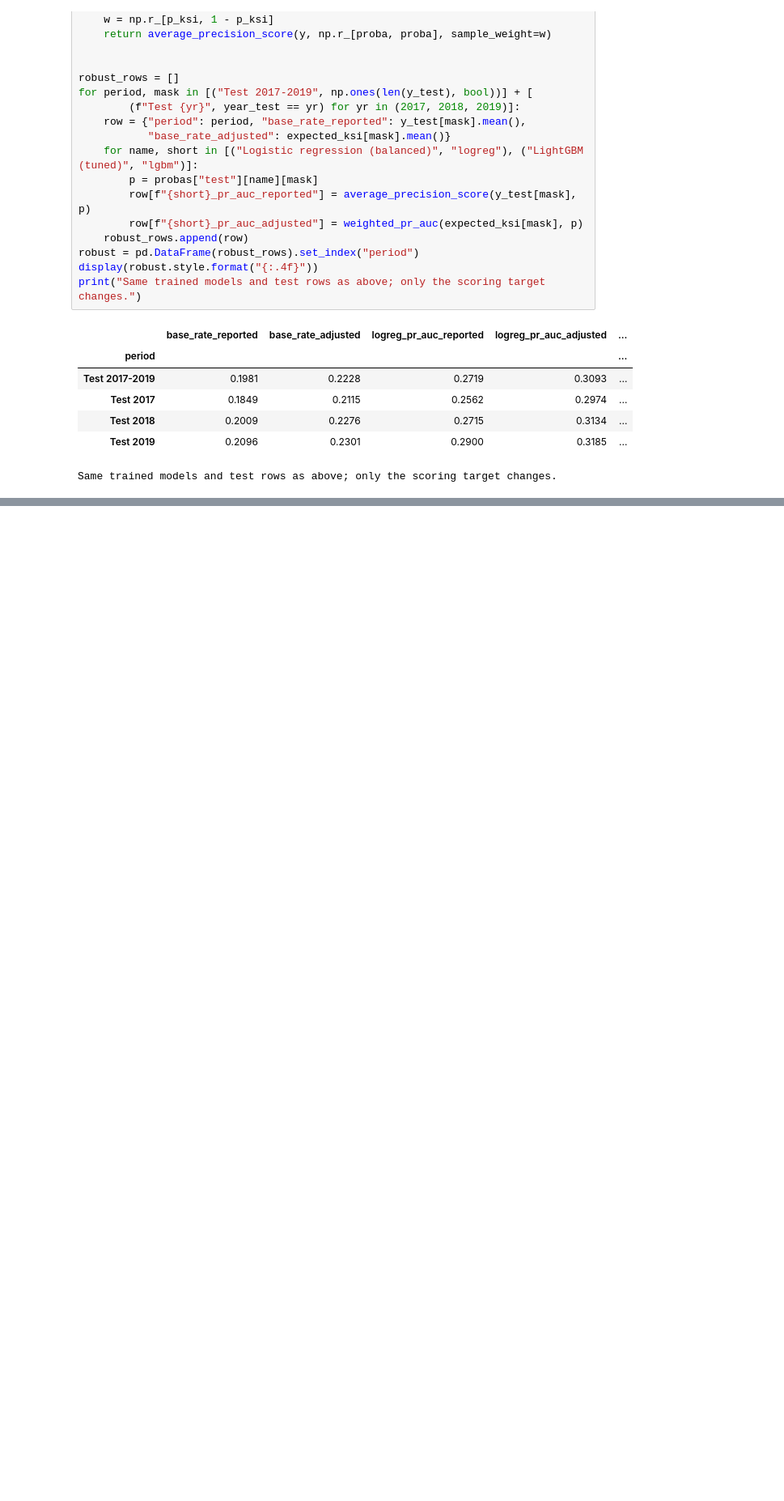
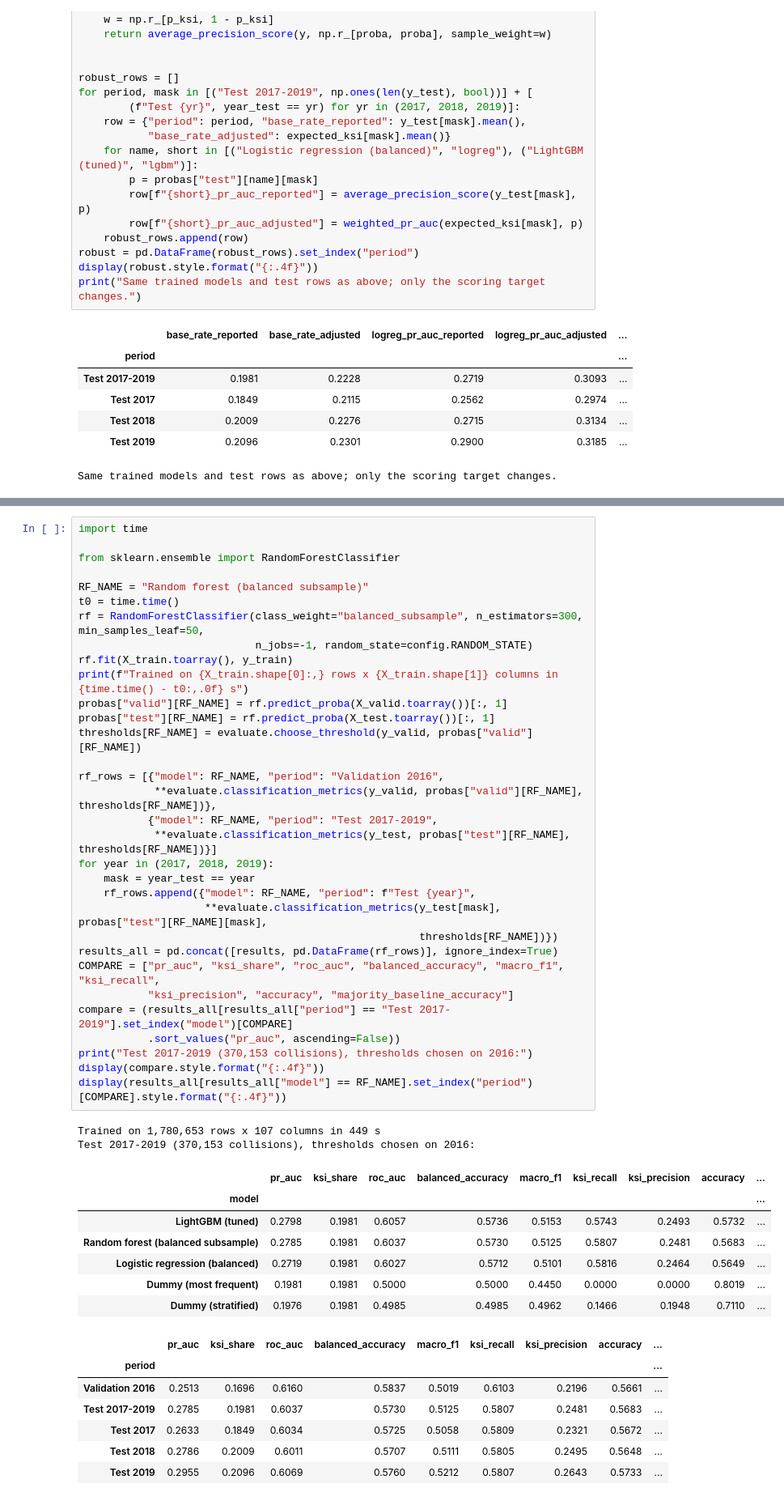
Before and after one commit to maryam843/uk-road-accident-analytics, a Jupyter notebook: notebooks/04_severity_model.ipynb, the cells around one changed output, grey strips where cells are left out. Shown at 81% size. Drawn from its saved outputs; the diff is of its cells as text; blank space fills up the shorter version.

Commit message:
Add Random Forest to the notebook 04 comparison and rerun; add H3 and Gi* helpers

```diff
--- a/notebooks/04_severity_model.ipynb
+++ b/notebooks/04_severity_model.ipynb
@@ -492,0 +504,49 @@ Same trained models and test rows as above; only the scoring target changes.
+# %%
+import time
+
+from sklearn.ensemble import RandomForestClassifier
+
+RF_NAME = "Random forest (balanced subsample)"
+t0 = time.time()
+rf = RandomForestClassifier(class_weight="balanced_subsample", n_estimators=300, min_samples_leaf=50,
+                            n_jobs=-1, random_state=config.RANDOM_STATE)
+rf.fit(X_train.toarray(), y_train)
+print(f"Trained on {X_train.shape[0]:,} rows x {X_train.shape[1]} columns in {time.time() - t0:,.0f} s")
+probas["valid"][RF_NAME] = rf.predict_proba(X_valid.toarray())[:, 1]
+probas["test"][RF_NAME] = rf.predict_proba(X_test.toarray())[:, 1]
+thresholds[RF_NAME] = evaluate.choose_threshold(y_valid, probas["valid"][RF_NAME])
+
+rf_rows = [{"model": RF_NAME, "period": "Validation 2016",
+            **evaluate.classification_metrics(y_valid, probas["valid"][RF_NAME], thresholds[RF_NAME])},
+           {"model": RF_NAME, "period": "Test 2017-2019",
+            **evaluate.classification_metrics(y_test, probas["test"][RF_NAME], thresholds[RF_NAME])}]
+for year in (2017, 2018, 2019):
+    mask = year_test == year
+    rf_rows.append({"model": RF_NAME, "period": f"Test {year}",
+                    **evaluate.classification_metrics(y_test[mask], probas["test"][RF_NAME][mask],
+                                                      thresholds[RF_NAME])})
+results_all = pd.concat([results, pd.DataFrame(rf_rows)], ignore_index=True)
+COMPARE = ["pr_auc", "ksi_share", "roc_auc", "balanced_accuracy", "macro_f1", "ksi_recall",
+           "ksi_precision", "accuracy", "majority_baseline_accuracy"]
+compare = (results_all[results_all["period"] == "Test 2017-2019"].set_index("model")[COMPARE]
+           .sort_values("pr_auc", ascending=False))
+print("Test 2017-2019 (370,153 collisions), thresholds chosen on 2016:")
+display(compare.style.format("{:.4f}"))
+display(results_all[results_all["model"] == RF_NAME].set_index("period")[COMPARE].style.format("{:.4f}"))
+# %% [output]
+Trained on 1,780,653 rows x 107 columns in 449 s
+Test 2017-2019 (370,153 collisions), thresholds chosen on 2016:
+|  | pr_auc | ksi_share | roc_auc | balanced_accuracy | macro_f1 | ksi_recall | ksi_precision | accuracy | ... |
+| model |  |  |  |  |  |  |  |  | ... |
+| LightGBM (tuned) | 0.2798 | 0.1981 | 0.6057 | 0.5736 | 0.5153 | 0.5743 | 0.2493 | 0.5732 | ... |
+| Random forest (balanced subsample) | 0.2785 | 0.1981 | 0.6037 | 0.5730 | 0.5125 | 0.5807 | 0.2481 | 0.5683 | ... |
+| Logistic regression (balanced) | 0.2719 | 0.1981 | 0.6027 | 0.5712 | 0.5101 | 0.5816 | 0.2464 | 0.5649 | ... |
+| Dummy (most frequent) | 0.1981 | 0.1981 | 0.5000 | 0.5000 | 0.4450 | 0.0000 | 0.0000 | 0.8019 | ... |
+| Dummy (stratified) | 0.1976 | 0.1981 | 0.4985 | 0.4985 | 0.4962 | 0.1466 | 0.1948 | 0.7110 | ... |
+|  | pr_auc | ksi_share | roc_auc | balanced_accuracy | macro_f1 | ksi_recall | ksi_precision | accuracy | ... |
+| period |  |  |  |  |  |  |  |  | ... |
+| Validation 2016 | 0.2513 | 0.1696 | 0.6160 | 0.5837 | 0.5019 | 0.6103 | 0.2196 | 0.5661 | ... |
+| Test 2017-2019 | 0.2785 | 0.1981 | 0.6037 | 0.5730 | 0.5125 | 0.5807 | 0.2481 | 0.5683 | ... |
+| Test 2017 | 0.2633 | 0.1849 | 0.6034 | 0.5725 | 0.5058 | 0.5809 | 0.2321 | 0.5672 | ... |
+| Test 2018 | 0.2786 | 0.2009 | 0.6011 | 0.5707 | 0.5111 | 0.5805 | 0.2495 | 0.5648 | ... |
+| Test 2019 | 0.2955 | 0.2096 | 0.6069 | 0.5760 | 0.5212 | 0.5807 | 0.2643 | 0.5733 | ... |
```
Also changed, not shown: parts of 5 cells of this notebook, 3 other files.
